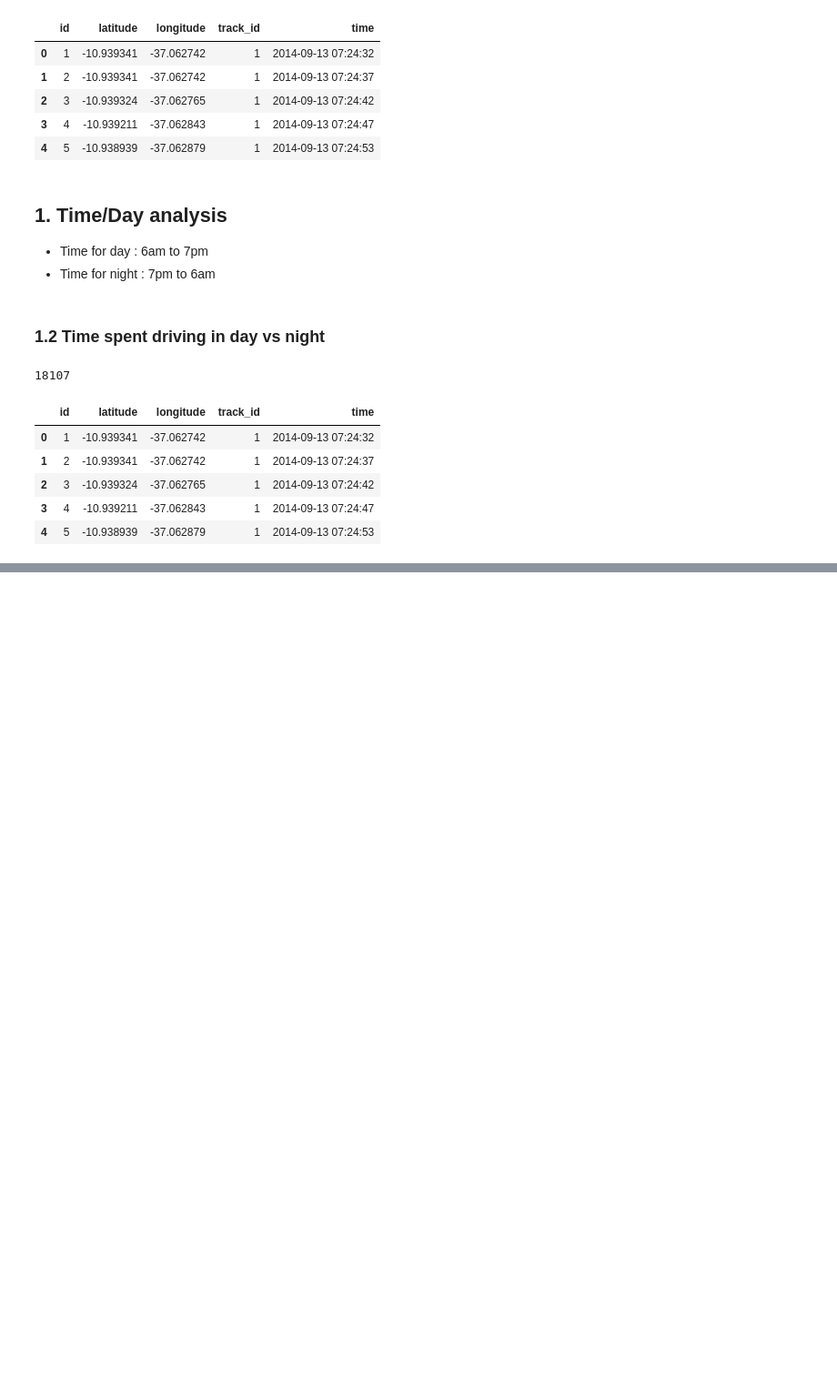
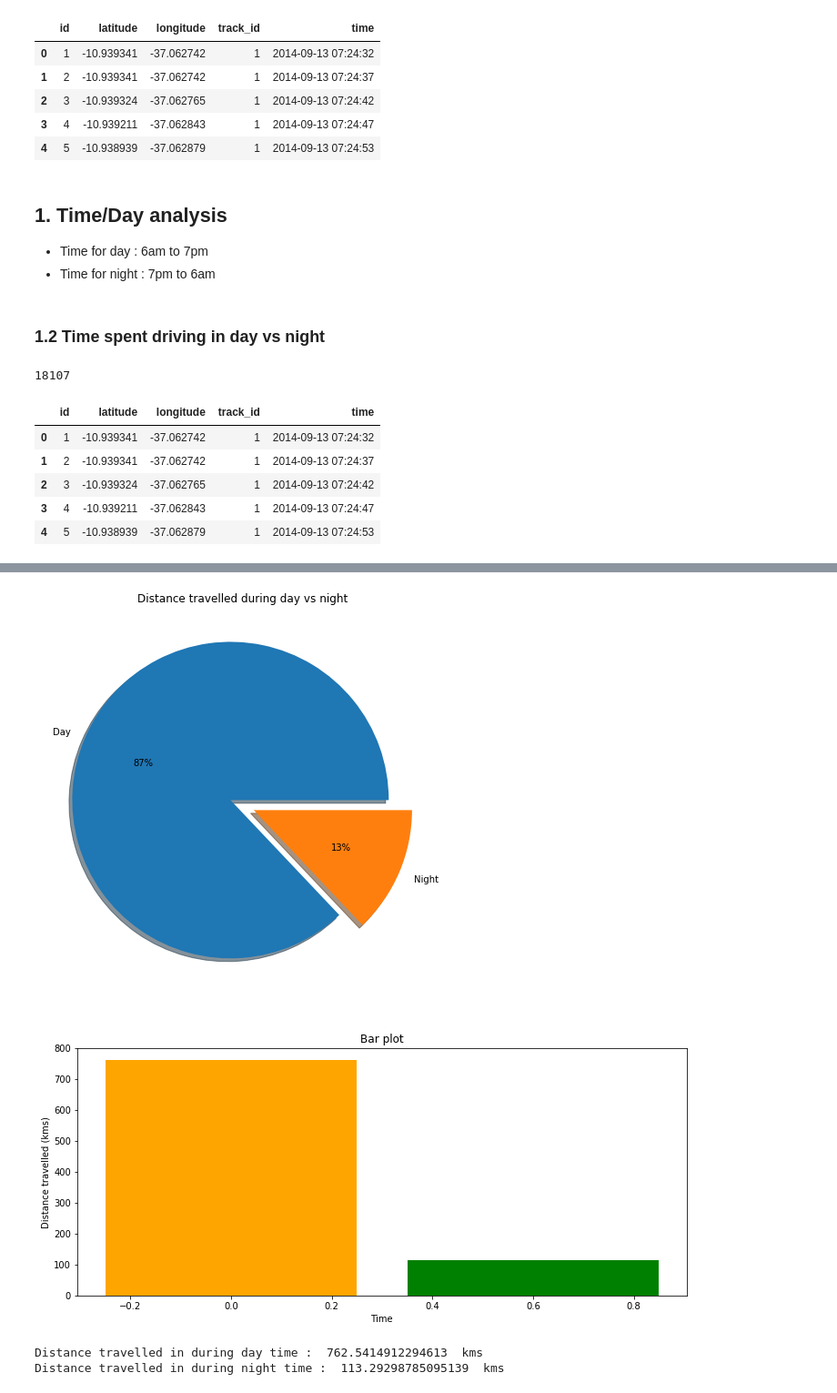
Before and after one commit to anish2197/data-analystics, a Jupyter notebook: Day 5.ipynb, the cells around one changed output, grey strips where cells are left out. Shown at 91% size. Saved outputs shown, nothing was run; the diff lists cells and outputs as text; code cells hidden in the pictures; blank space fills up the shorter version.

```diff
--- a/Day 5.ipynb
+++ b/Day 5.ipynb
@@ -105,0 +106,12 @@ plt.
+# %%
+def find_distance(lat1, long1, lat2, long2):
+
+    DOF_lat = lat1 - lat2
+    DOF_long = long1 - long2
+
+    dist_lat = DOF_lat * 111139
+    dist_long = DOF_long * 111139
+
+    dist = np.sqrt((dist_lat*dist_lat) + (dist_long*dist_long))
+
+    return dist
@@ -105,0 +146,12 @@ plt.
+# %%
+df_distance = pd.DataFrame(columns=["trip", "day distance", "night distance"])
+df_trip = df
+trips = df_trip["track_id"].unique()
+
+
+
+for trip in trips:
+
+    day_distance, night_distance = find_day_night_dist(trip)
+
+    df_distance = df_distance.append({"trip":trip, "day distance":day_distance, "night distance":night_distance}, ignore_index=True)
@@ -105,0 +167,23 @@ plt.
+# %%
+plt.figure(figsize=(12,8))
+
+plt.title("Distance travelled during day vs night")
+plt.pie([df_distance["day distance"].sum(),df_distance["night distance"].sum()], labels = ["Day", "Night"], shadow=True, explode=[0.08, 0.08], autopct="%1.f%%")
+plt.show()
+
+plt.figure(figsize=(12,5))
+plt.title("Bar plot")
+hrs_day = (len(df_day)*5)/3600
+hrs_night = (len(df_night)*5)/3600
+plt.bar(x=[0,0.6],height=[df_distance["day distance"].sum(),df_distance["night distance"].sum()], color=("orange","green"), width=0.5)
+plt.xlabel("Time")
+plt.ylabel("Distance travelled (kms)")
+plt.show()
+
+print("Distance travelled in during day time : ", df_distance["day distance"].sum(), " kms")
+print("Distance travelled in during night time : ", df_distance["night distance"].sum(), " kms")
+# %% [output]
+[figure, added]
+[figure, added]
+Distance travelled in during day time :  762.5414912294613  kms
+Distance travelled in during night time :  113.29298785095139  kms
```
Also changed, not shown: parts of 12 cells of this notebook, 1 other file.
